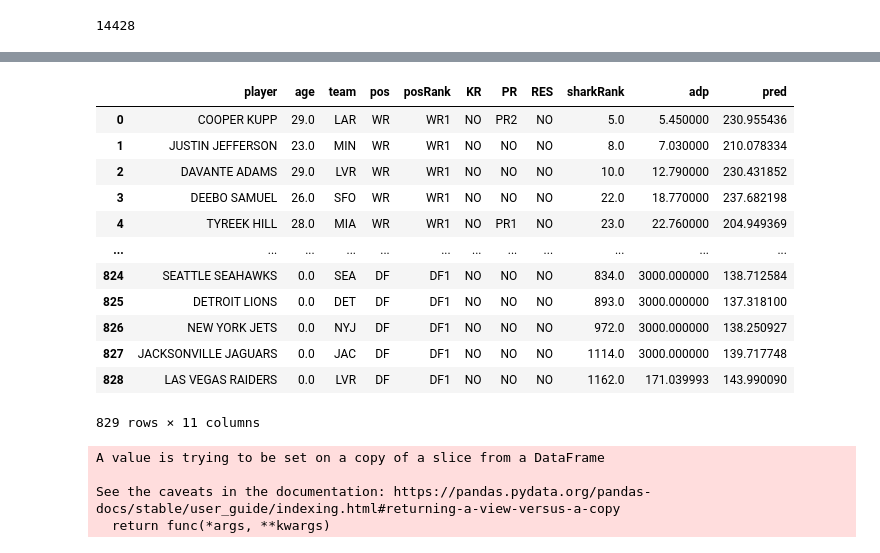
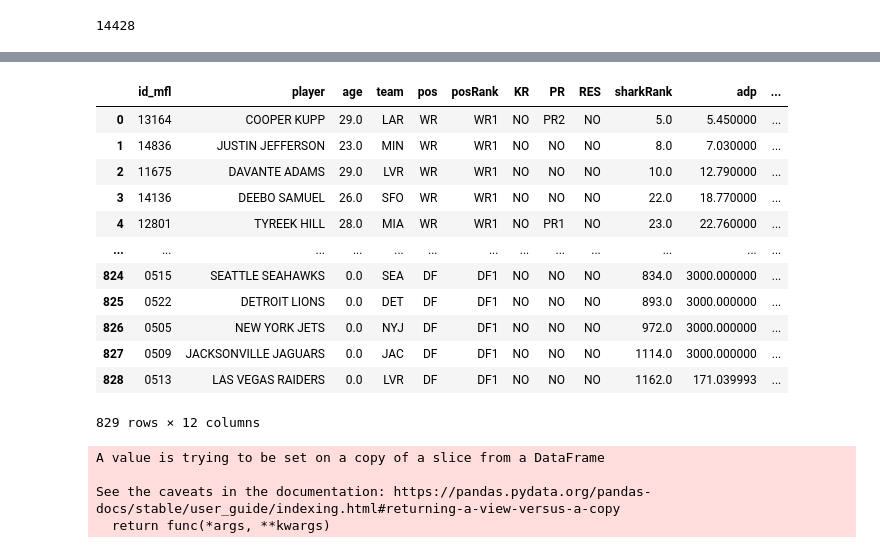
Before and after one commit to travisdharry/ff_demo, a Jupyter notebook: scheduler_new.ipynb, the cells around one changed output, grey strips where cells are left out. Cells and saved outputs as stored; diff of their text form; code cells hidden in the pictures.

Commit message:
updated scheduler to include mfl_id as column

```diff
--- a/scheduler_new.ipynb
+++ b/scheduler_new.ipynb
@@ -750,6 +765,7 @@ xl2.reset_index(inplace=True, drop=True)
 # Select features
 X = xl2[features]
 header = xl2[[
+    'id_mfl',
     'season',
     'week',
     'team',
@@ -797,7 +813,7 @@ a_pred = header.merge(y_pred, left_index=True, right_index=True)
 a_pred.loc[a_pred['pos']!='DF', 'defPtsBin'] = 0
 a_pred.loc[a_pred['pos']!='DF', 'defYdsBin'] = 0
 # Drop the header columns again
-a_pred = a_pred.drop(columns=['week','season','team','player','age','sharkRank','adp','pos','KR','PR','RES','posRank','opponent'])
+a_pred = a_pred.drop(columns=['id_mfl', 'week','season','team','player','age','sharkRank','adp','pos','KR','PR','RES','posRank','opponent'])
 # Create function to apply scoring multiplier
 def multer(row):
     return row.multiply(multiplier)
@@ -821,6 +837,7 @@ xl2.reset_index(inplace=True, drop=True)
 # Select features
 X = xl2[features]
 header = xl2[[
+    'id_mfl',
     'season',
     'week',
     'team',
@@ -868,7 +885,7 @@ a_pred = header.merge(y_pred, left_index=True, right_index=True)
 a_pred.loc[a_pred['pos']!='DF', 'defPtsBin'] = 0
 a_pred.loc[a_pred['pos']!='DF', 'defYdsBin'] = 0
 # Drop the header columns again
-a_pred = a_pred.drop(columns=['week','season','team','player','age','sharkRank','adp','pos','KR','PR','RES','posRank','opponent'])
+a_pred = a_pred.drop(columns=['id_mfl', 'week','season','team','player','age','sharkRank','adp','pos','KR','PR','RES','posRank','opponent'])
 # Create function to apply scoring multiplier
 def multer(row):
     return row.multiply(multiplier)
@@ -892,6 +909,7 @@ xl2.reset_index(inplace=True, drop=True)
 # Select features
 X = xl2[features]
 header = xl2[[
+    'id_mfl',
     'season',
     'week',
     'team',
@@ -939,7 +957,7 @@ a_pred = header.merge(y_pred, left_index=True, right_index=True)
 a_pred.loc[a_pred['pos']!='DF', 'defPtsBin'] = 0
 a_pred.loc[a_pred['pos']!='DF', 'defYdsBin'] = 0
 # Drop the header columns again
-a_pred = a_pred.drop(columns=['week','season','team','player','age','sharkRank','adp','pos','KR','PR','RES','posRank','opponent'])
+a_pred = a_pred.drop(columns=['id_mfl', 'week','season','team','player','age','sharkRank','adp','pos','KR','PR','RES','posRank','opponent'])
 # Create function to apply scoring multiplier
 def multer(row):
     return row.multiply(multiplier)
@@ -963,6 +981,7 @@ xl2.reset_index(inplace=True, drop=True)
 # Select features
 X = xl2[features]
 header = xl2[[
+    'id_mfl',
     'season',
     'week',
     'team',
@@ -1010,7 +1029,7 @@ a_pred = header.merge(y_pred, left_index=True, right_index=True)
 a_pred.loc[a_pred['pos']!='DF', 'defPtsBin'] = 0
 a_pred.loc[a_pred['pos']!='DF', 'defYdsBin'] = 0
 # Drop the header columns again
-a_pred = a_pred.drop(columns=['week','season','team','player','age','sharkRank','adp','pos','KR','PR','RES','posRank','opponent'])
+a_pred = a_pred.drop(columns=['id_mfl', 'week','season','team','player','age','sharkRank','adp','pos','KR','PR','RES','posRank','opponent'])
 # Create function to apply scoring multiplier
 def multer(row):
     return row.multiply(multiplier)
@@ -1042,30 +1061,30 @@ complete
 # %%
 # Create summary of annual scores
 # analyze weekly df
 tPred = complete.groupby('player')['pred'].sum().to_frame()
 tPred.reset_index(inplace=True)
 info = complete.drop_duplicates(subset=['player', 'pos'], keep='first')
 info = info[[
-    'player', 'age', 'team', 'pos', 'posRank', 'KR', 'PR', 'RES', 'sharkRank', 'adp'
+    'id_mfl', 'player', 'age', 'team', 'pos', 'posRank', 'KR', 'PR', 'RES', 'sharkRank', 'adp'
 ]]
 
 # Merge all predictions
 fullPred = info.merge(tPred, how='left', left_on='player', right_on='player')
 fullPred
 # %% [output]
-|  | player | age | team | pos | posRank | KR | PR | RES | sharkRank | adp | pred |
-| 0 | COOPER KUPP | 29.0 | LAR | WR | WR1 | NO | PR2 | NO | 5.0 | 5.450000 | 230.955436 |
-| 1 | JUSTIN JEFFERSON | 23.0 | MIN | WR | WR1 | NO | NO | NO | 8.0 | 7.030000 | 210.078334 |
-| 2 | DAVANTE ADAMS | 29.0 | LVR | WR | WR1 | NO | NO | NO | 10.0 | 12.790000 | 230.431852 |
-| 3 | DEEBO SAMUEL | 26.0 | SFO | WR | WR1 | NO | NO | NO | 22.0 | 18.770000 | 237.682198 |
-| 4 | TYREEK HILL | 28.0 | MIA | WR | WR1 | NO | PR1 | NO | 23.0 | 22.760000 | 204.949369 |
-| ... | ... | ... | ... | ... | ... | ... | ... | ... | ... | ... | ... |
-| 824 | SEATTLE SEAHAWKS | 0.0 | SEA | DF | DF1 | NO | NO | NO | 834.0 | 3000.000000 | 138.712584 |
-| 825 | DETROIT LIONS | 0.0 | DET | DF | DF1 | NO | NO | NO | 893.0 | 3000.000000 | 137.318100 |
-| 826 | NEW YORK JETS | 0.0 | NYJ | DF | DF1 | NO | NO | NO | 972.0 | 3000.000000 | 138.250927 |
-| 827 | JACKSONVILLE JAGUARS | 0.0 | JAC | DF | DF1 | NO | NO | NO | 1114.0 | 3000.000000 | 139.717748 |
-| 828 | LAS VEGAS RAIDERS | 0.0 | LVR | DF | DF1 | NO | NO | NO | 1162.0 | 171.039993 | 143.990090 |
+|  | id_mfl | player | age | team | pos | posRank | KR | PR | RES | sharkRank | adp | ... |
+| 0 | 13164 | COOPER KUPP | 29.0 | LAR | WR | WR1 | NO | PR2 | NO | 5.0 | 5.450000 | ... |
+| 1 | 14836 | JUSTIN JEFFERSON | 23.0 | MIN | WR | WR1 | NO | NO | NO | 8.0 | 7.030000 | ... |
+| 2 | 11675 | DAVANTE ADAMS | 29.0 | LVR | WR | WR1 | NO | NO | NO | 10.0 | 12.790000 | ... |
+| 3 | 14136 | DEEBO SAMUEL | 26.0 | SFO | WR | WR1 | NO | NO | NO | 22.0 | 18.770000 | ... |
+| 4 | 12801 | TYREEK HILL | 28.0 | MIA | WR | WR1 | NO | PR1 | NO | 23.0 | 22.760000 | ... |
+| ... | ... | ... | ... | ... | ... | ... | ... | ... | ... | ... | ... | ... |
+| 824 | 0515 | SEATTLE SEAHAWKS | 0.0 | SEA | DF | DF1 | NO | NO | NO | 834.0 | 3000.000000 | ... |
+| 825 | 0522 | DETROIT LIONS | 0.0 | DET | DF | DF1 | NO | NO | NO | 893.0 | 3000.000000 | ... |
+| 826 | 0505 | NEW YORK JETS | 0.0 | NYJ | DF | DF1 | NO | NO | NO | 972.0 | 3000.000000 | ... |
+| 827 | 0509 | JACKSONVILLE JAGUARS | 0.0 | JAC | DF | DF1 | NO | NO | NO | 1114.0 | 3000.000000 | ... |
+| 828 | 0513 | LAS VEGAS RAIDERS | 0.0 | LVR | DF | DF1 | NO | NO | NO | 1162.0 | 171.039993 | ... |
-829 rows × 11 columns
+829 rows × 12 columns
 # %%
 # Convert Shark and ADP to point predictions
 # Split player df by player pos
```
Also changed, not shown: parts of 7 cells of this notebook, 1 other file.
